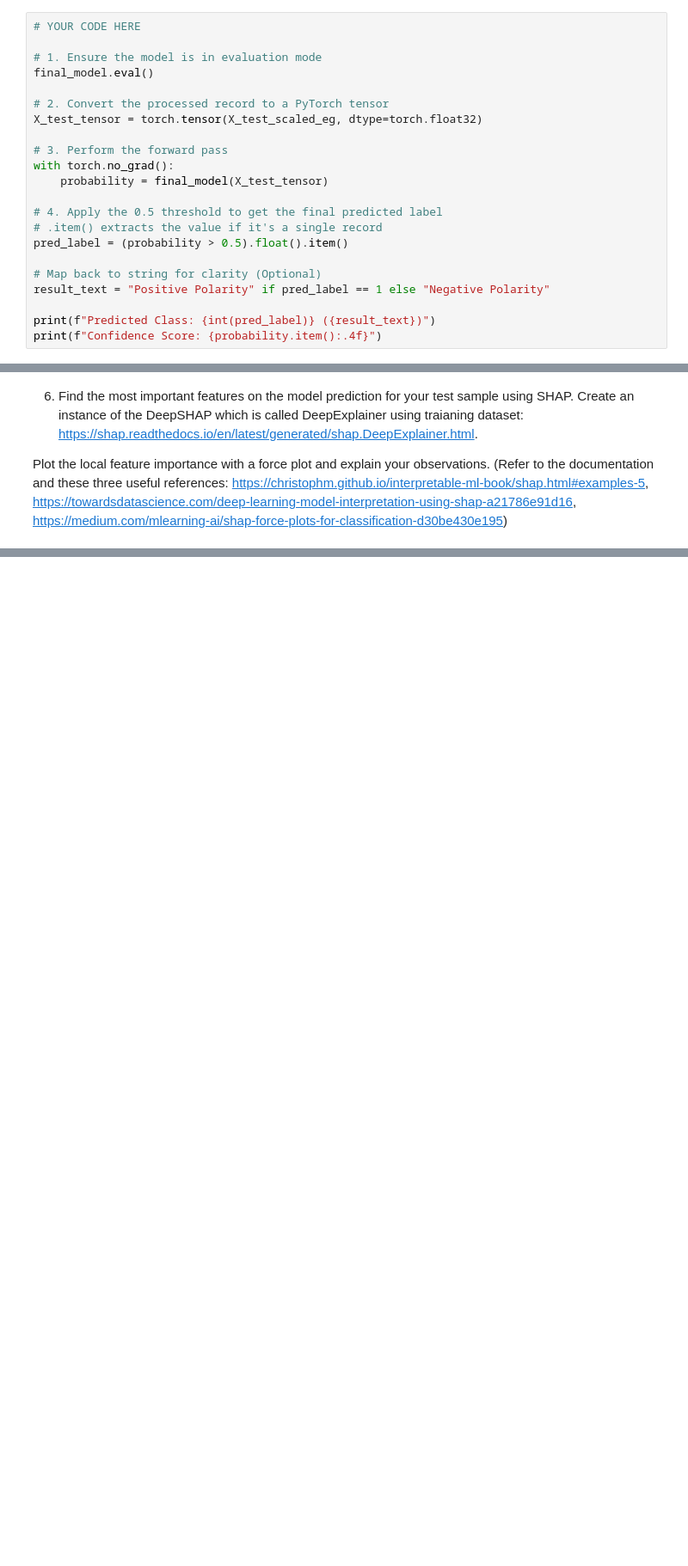
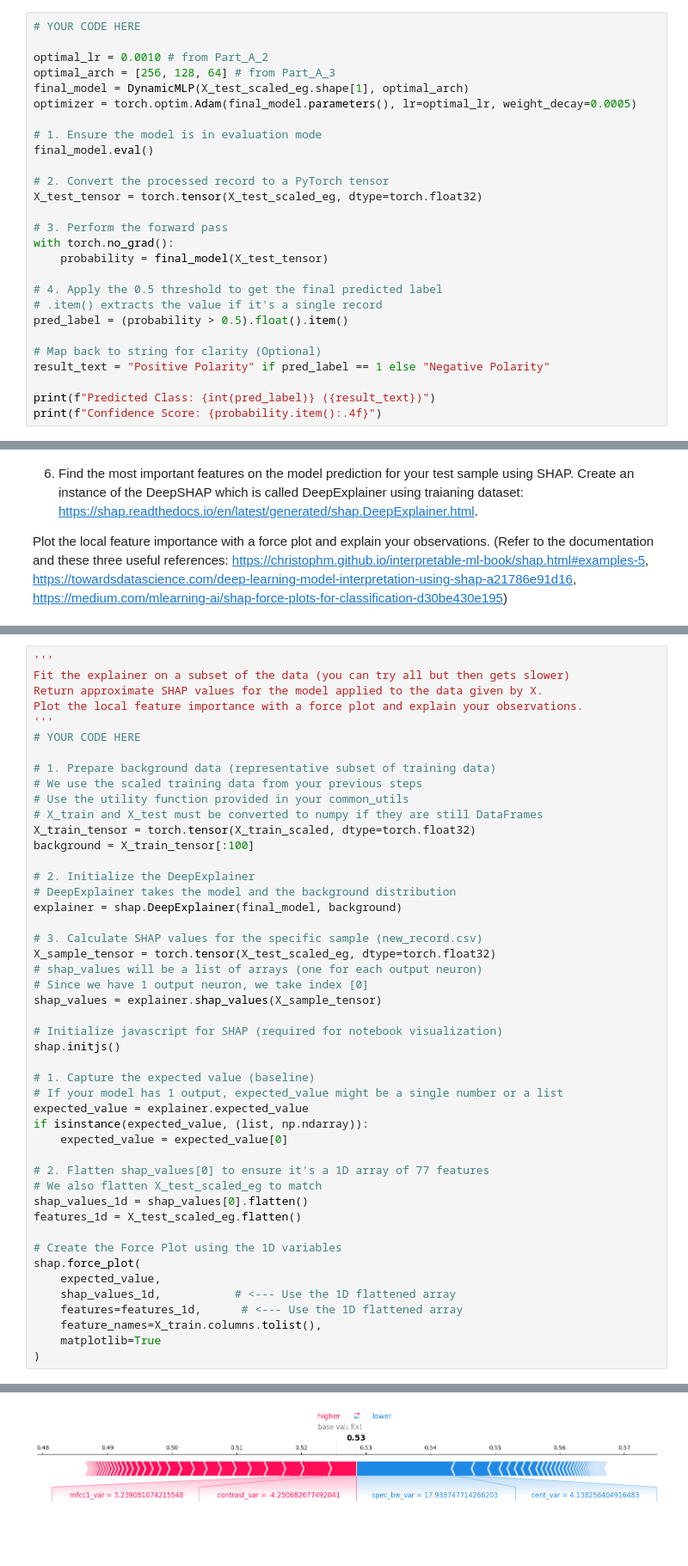
Before and after one commit to williamfaraday123/SC4001-Neural-Network, a Jupyter notebook: Lim_Isaac_Part_A_4.ipynb, the cells around one changed output, grey strips where cells are left out. Shown at 86% size. Drawn from its saved outputs; the diff is of its cells as text; blank space fills up the shorter version.

```diff
--- a/Lim_Isaac_Part_A_4.ipynb
+++ b/Lim_Isaac_Part_A_4.ipynb
@@ -150,6 +124,11 @@ X_test_scaled_eg = preprocess(X_train, df)
 5. Do a model prediction on the sample test dataset and obtain the predicted label using a threshold of 0.5. The model used is the optimized pretrained model using the selected optimal learning rate and optimal architecture. Note: Please define the variable of your final predicted label as 'pred_label'.
 # %%
 # YOUR CODE HERE
+
+optimal_lr = 0.0010 # from Part_A_2
+optimal_arch = [256, 128, 64] # from Part_A_3
+final_model = DynamicMLP(X_test_scaled_eg.shape[1], optimal_arch)
+optimizer = torch.optim.Adam(final_model.parameters(), lr=optimal_lr, weight_decay=0.0005)
 
 # 1. Ensure the model is in evaluation mode
 final_model.eval()
@@ -186,0 +162,48 @@ Plot the local feature importance with a force plot and explain your observation
+# %%
+'''
+Fit the explainer on a subset of the data (you can try all but then gets slower)
+Return approximate SHAP values for the model applied to the data given by X.
+Plot the local feature importance with a force plot and explain your observations.
+'''
+# YOUR CODE HERE
+
+# 1. Prepare background data (representative subset of training data)
+# We use the scaled training data from your previous steps
+# Use the utility function provided in your common_utils
+# X_train and X_test must be converted to numpy if they are still DataFrames
+X_train_tensor = torch.tensor(X_train_scaled, dtype=torch.float32)
+background = X_train_tensor[:100]
+
+# 2. Initialize the DeepExplainer
+# DeepExplainer takes the model and the background distribution
+explainer = shap.DeepExplainer(final_model, background)
+
+# 3. Calculate SHAP values for the specific sample (new_record.csv)
+X_sample_tensor = torch.tensor(X_test_scaled_eg, dtype=torch.float32)
+# shap_values will be a list of arrays (one for each output neuron)
+# Since we have 1 output neuron, we take index [0]
+shap_values = explainer.shap_values(X_sample_tensor)
+
+# Initialize javascript for SHAP (required for notebook visualization)
+shap.initjs()
+
+# 1. Capture the expected value (baseline)
+# If your model has 1 output, expected_value might be a single number or a list
+expected_value = explainer.expected_value
+if isinstance(expected_value, (list, np.ndarray)):
+    expected_value = expected_value[0]
+
+# 2. Flatten shap_values[0] to ensure it's a 1D array of 77 features
+# We also flatten X_test_scaled_eg to match
+shap_values_1d = shap_values[0].flatten()
+features_1d = X_test_scaled_eg.flatten()
+
+# Create the Force Plot using the 1D variables
+shap.force_plot(
+    expected_value,
+    shap_values_1d,           # <--- Use the 1D flattened array
+    features=features_1d,      # <--- Use the 1D flattened array
+    feature_names=X_train.columns.tolist(),
+    matplotlib=True
+)
+# %% [output]
@@ -186,0 +211 @@ Plot the local feature importance with a force plot and explain your observation
+[figure, added]
```
Also changed, not shown: parts of 6 cells of this notebook.
